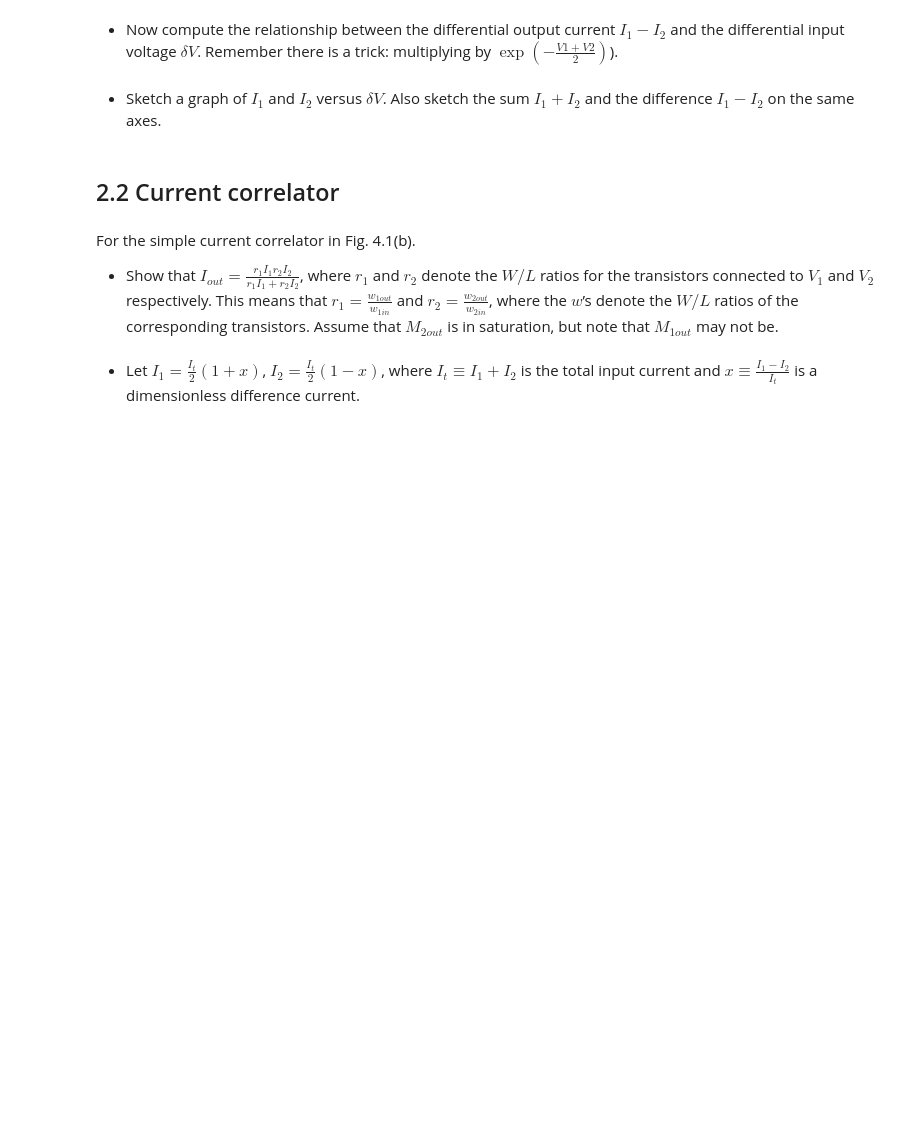
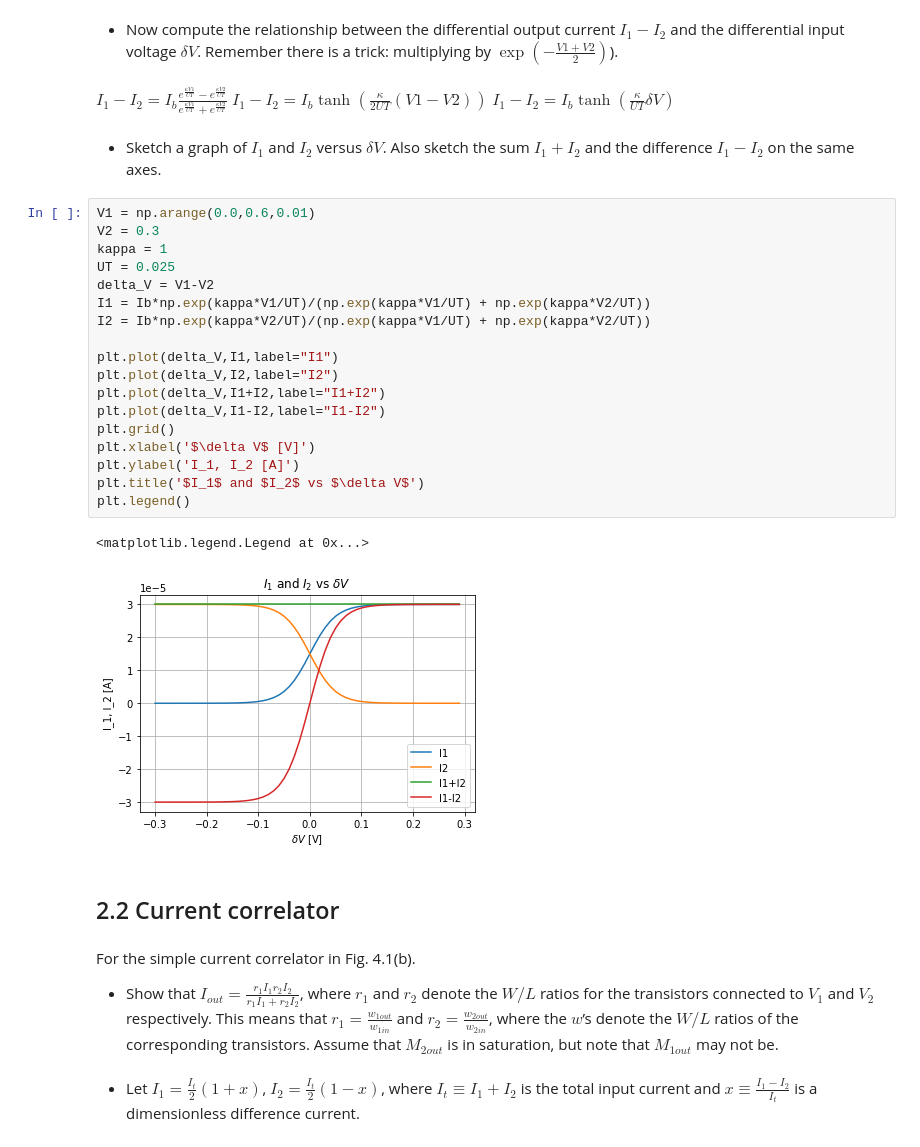
Before and after one commit to daggermaster3000/NE1, a Jupyter notebook: TP4/2021_Lab04_GroupNumber_FirstName_LastName.ipynb, the cells around one changed output. Saved outputs shown, nothing was run; the diff lists cells and outputs as text; blank space fills up the shorter version.

```diff
--- a/TP4/2021_Lab04_GroupNumber_FirstName_LastName.ipynb
+++ b/TP4/2021_Lab04_GroupNumber_FirstName_LastName.ipynb
@@ -52,7 +109,44 @@ All parts of this question refer to the differential pair shown in Fig. 4.1(a).
 # %% [markdown]
 * Now compute the relationship between the differential output current $I_1 - I_2$ and the differential input voltage $\delta V$. Remember there is a trick: multiplying by $\exp\left(-\frac{V1+V2}{2}\right)$).
+# %% [markdown]
+$
+\begin{equation}
+I_{1}-I_{2} = I_{b} \frac{e^{\frac{\kappa V1}{UT}}-e^{\frac{\kappa V2}{UT}}}{e^{\frac{\kappa V1}{UT}}+e^{\frac{\kappa V2}{UT}}}
+\end{equation}
+$
+$
+\begin{equation}
+I_{1}-I_{2} = I_{b} \tanh(\frac{\kappa}{2UT}(V1-V2))
+\end{equation}
+$
+$
+\begin{equation}
+I_{1}-I_{2} = I_{b} \tanh(\frac{\kappa}{UT}\delta V)
+\end{equation}
+$
 # %% [markdown]
 * Sketch a graph of $I_1$ and $I_2$ versus $\delta V$. Also sketch the sum $I_1 +I_2$ and the difference $I_1-I_2$ on the same axes.
+# %%
+V1 = np.arange(0.0,0.6,0.01)
+V2 = 0.3
+kappa = 1
+UT = 0.025
+delta_V = V1-V2
+I1 = Ib*np.exp(kappa*V1/UT)/(np.exp(kappa*V1/UT) + np.exp(kappa*V2/UT))
+I2 = Ib*np.exp(kappa*V2/UT)/(np.exp(kappa*V1/UT) + np.exp(kappa*V2/UT))
+
+plt.plot(delta_V,I1,label="I1")
+plt.plot(delta_V,I2,label="I2")
+plt.plot(delta_V,I1+I2,label="I1+I2")
+plt.plot(delta_V,I1-I2,label="I1-I2")
+plt.grid()
+plt.xlabel('$\delta V$ [V]')
+plt.ylabel('I_1, I_2 [A]')
+plt.title('$I_1$ and $I_2$ vs $\delta V$')
+plt.legend()
+# %% [output]
+<matplotlib.legend.Legend at 0x...>
+[figure, added]
 # %% [markdown]
 ## 2.2 Current correlator
 # %% [markdown]
```
Also changed, not shown: parts of 8 cells of this notebook, 1 other file.
